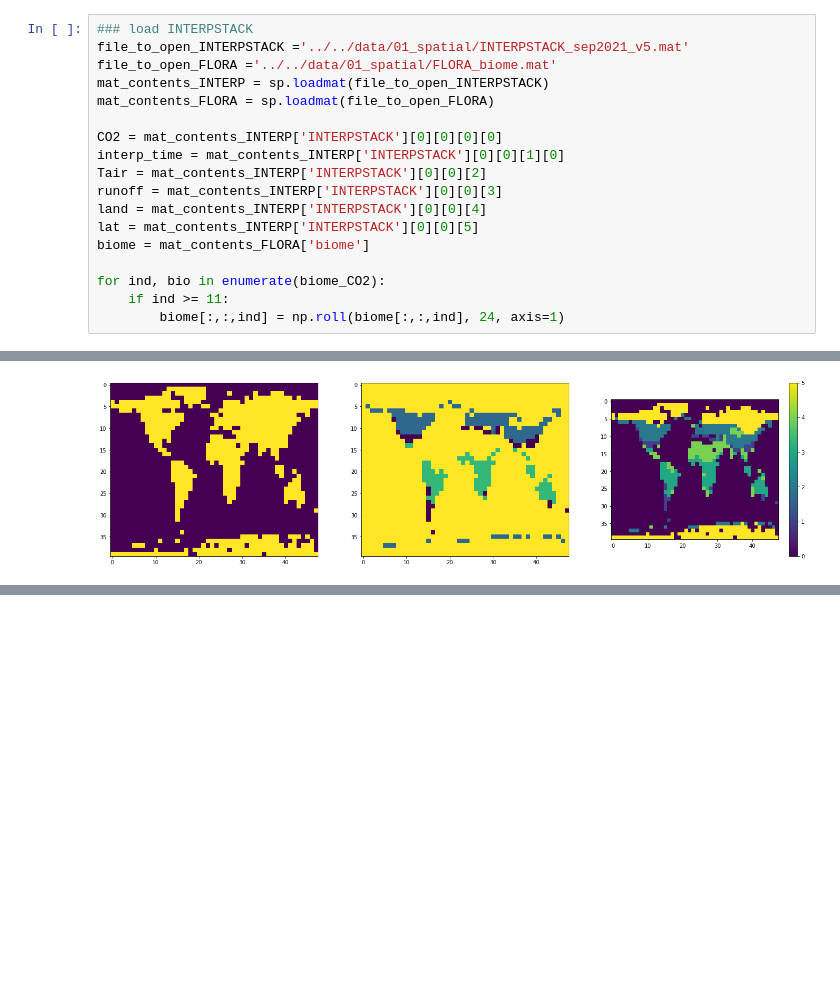
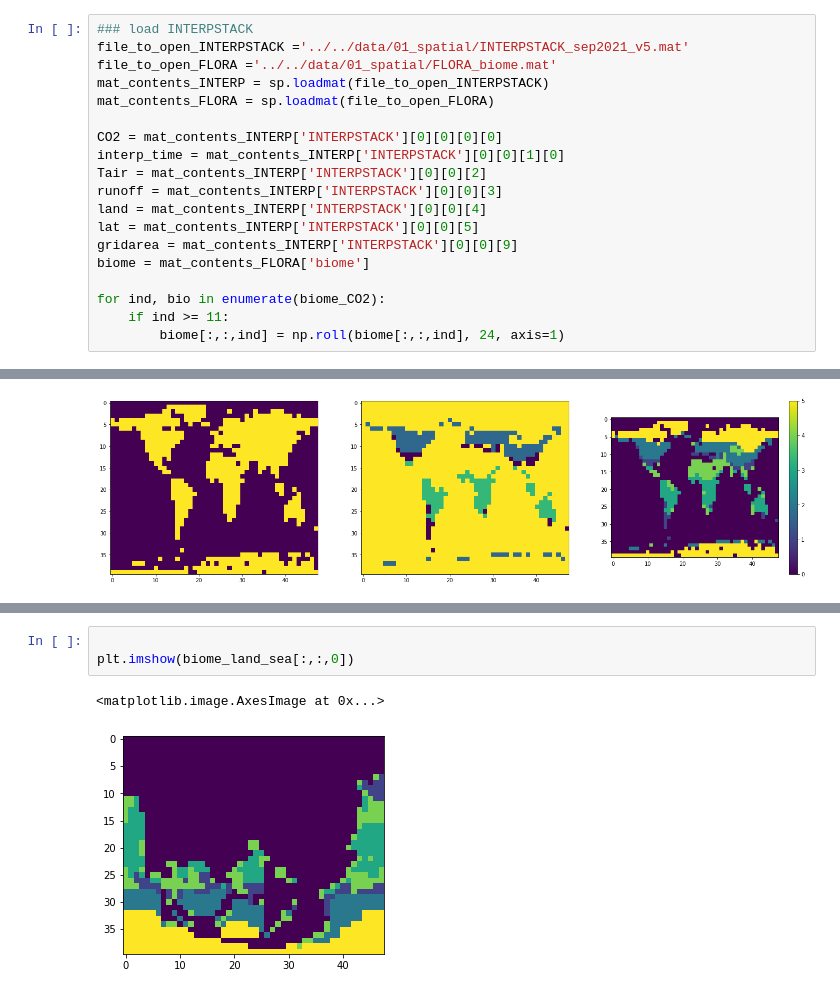
Before and after one commit to jakediamond/pySCION_roots, a Jupyter notebook: src/python/make_koppen_biomes.ipynb, the cells around one changed output, grey strips where cells are left out. Saved outputs shown, nothing was run; the diff lists cells and outputs as text; blank space fills up the shorter version.

```diff
--- a/src/python/make_koppen_biomes.ipynb
+++ b/src/python/make_koppen_biomes.ipynb
@@ -17,6 +17,7 @@ Tair = mat_contents_INTERP['INTERPSTACK'][0][0][2]
 runoff = mat_contents_INTERP['INTERPSTACK'][0][0][3]
 land = mat_contents_INTERP['INTERPSTACK'][0][0][4]
 lat = mat_contents_INTERP['INTERPSTACK'][0][0][5]
+gridarea = mat_contents_INTERP['INTERPSTACK'][0][0][9]
 biome = mat_contents_FLORA['biome']
 
 for ind, bio in enumerate(biome_CO2):
@@ -105,0 +199,6 @@ for timestep, time_CO2 in enumerate(biome_CO2[:]):
+# %%
+
+plt.imshow(biome_land_sea[:,:,0])
+# %% [output]
+<matplotlib.image.AxesImage at 0x...>
+[figure, added]
```
Also changed, not shown: parts of 14 cells of this notebook, 4 other files.
